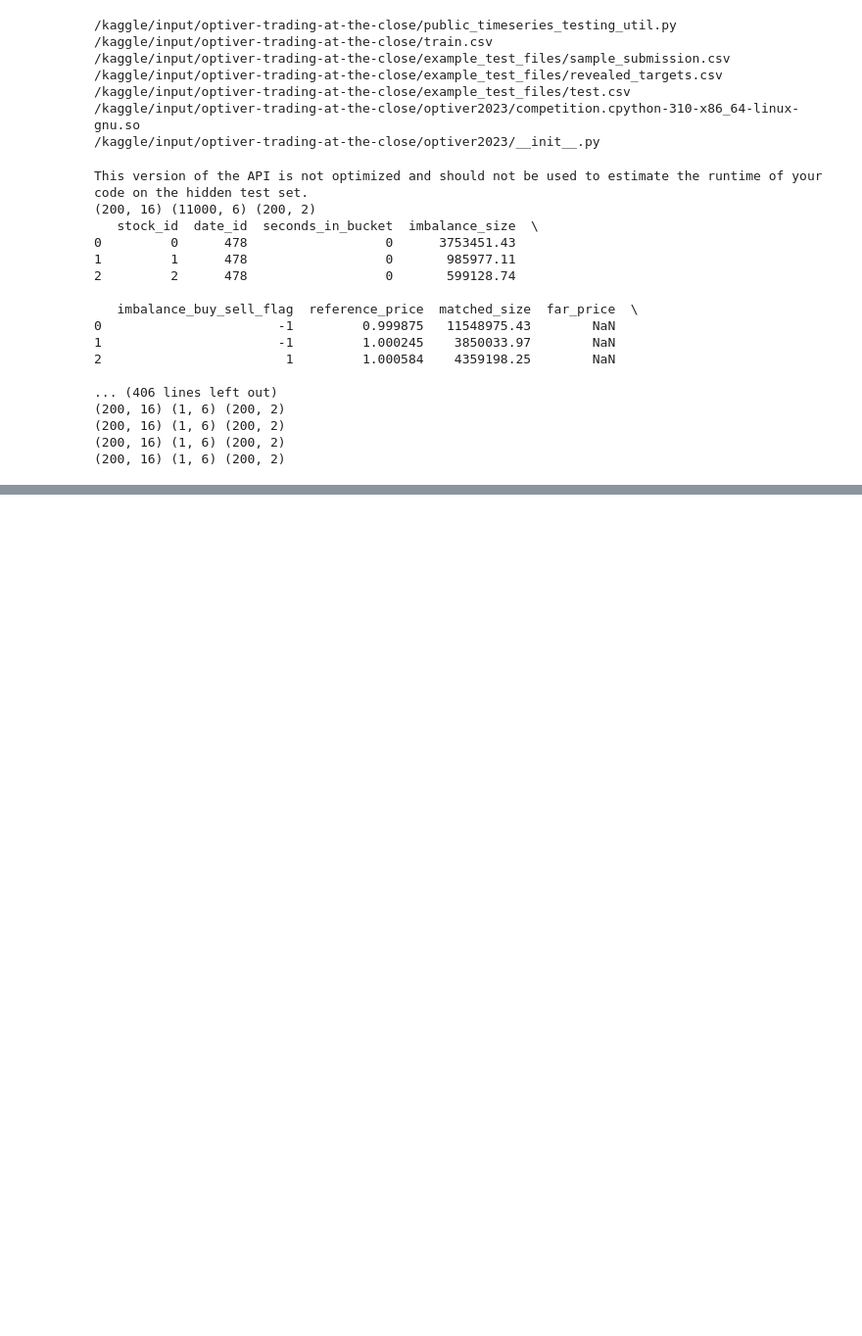
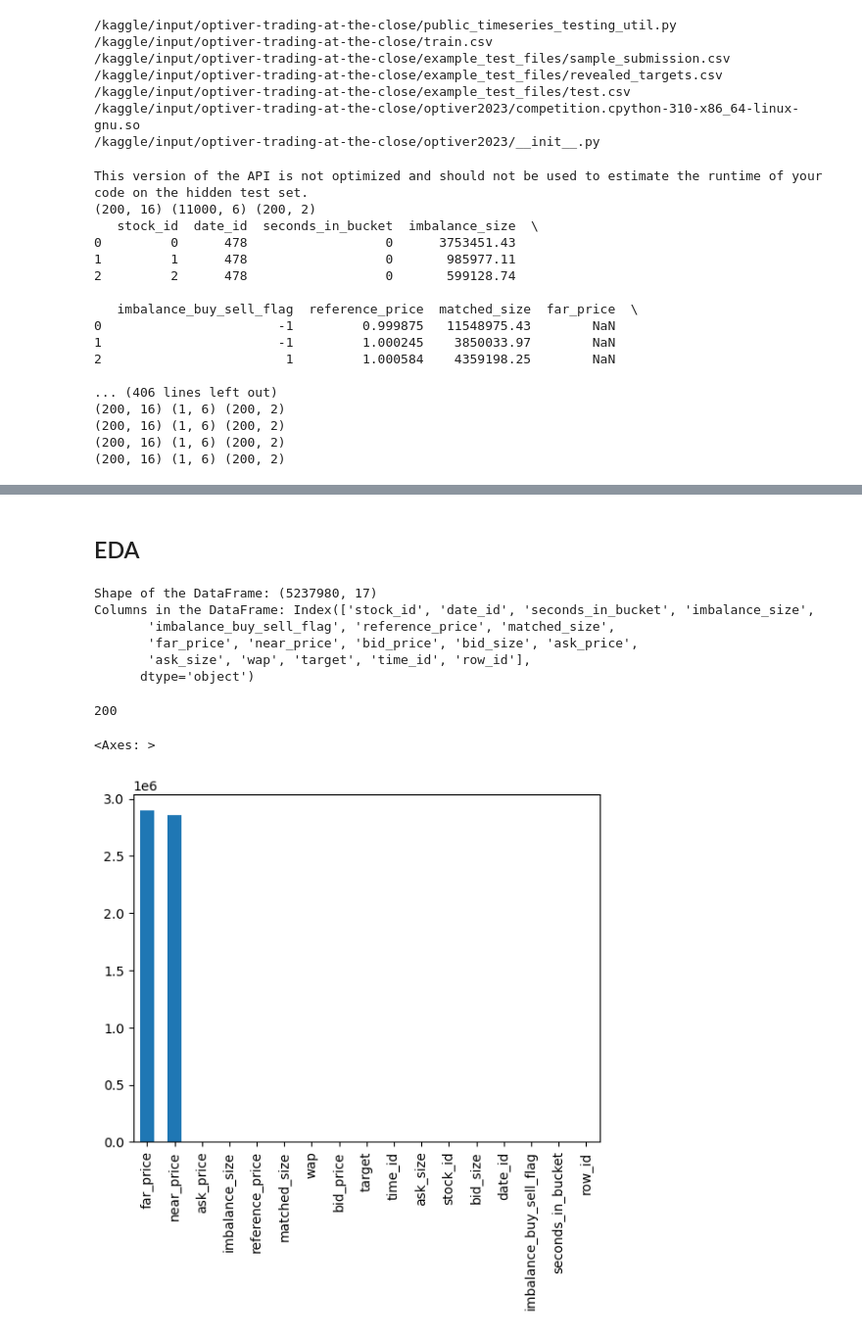
Before and after one commit to KingBoomie/ml2023-project, a Jupyter notebook: kaggle-submission.ipynb, the cells around one changed output, grey strips where cells are left out. Shown: that part at 98% size. Cells and saved outputs as stored; diff of their text form; code cells hidden in the pictures; blank space fills up the shorter version.

```diff
--- a/kaggle-submission.ipynb
+++ b/kaggle-submission.ipynb
@@ -59,0 +74,4 @@ This version of the API is not optimized and should not be used to estimate the
+# %%
+# Load and preprocess the data
+train_df = pd.read_csv('./train.csv')
+train_df.head()
@@ -59,0 +85,28 @@ This version of the API is not optimized and should not be used to estimate the
+# %% [markdown]
+## EDA
+# %%
+def print_df(df):
+    # Print the shape of the DataFrame
+    print("Shape of the DataFrame:", df.shape)
+    # Print the columns of the DataFrame
+    print("Columns in the DataFrame:", df.columns)
+
+
+print_df(train_df)
+# %% [output]
+Shape of the DataFrame: (5237980, 17)
+Columns in the DataFrame: Index(['stock_id', 'date_id', 'seconds_in_bucket', 'imbalance_size',
+       'imbalance_buy_sell_flag', 'reference_price', 'matched_size',
+       'far_price', 'near_price', 'bid_price', 'bid_size', 'ask_price',
+       'ask_size', 'wap', 'target', 'time_id', 'row_id'],
+      dtype='object')
+# %%
+# Available Stocks count
+len(train_df.stock_id.unique())
+# %% [output]
+200
+# %%
+train_df.isna().sum().sort_values(ascending=False).plot(kind='bar')
+# %% [output]
+<Axes: >
+[figure, added]
```
Also changed, not shown: parts of 28 cells of this notebook.
